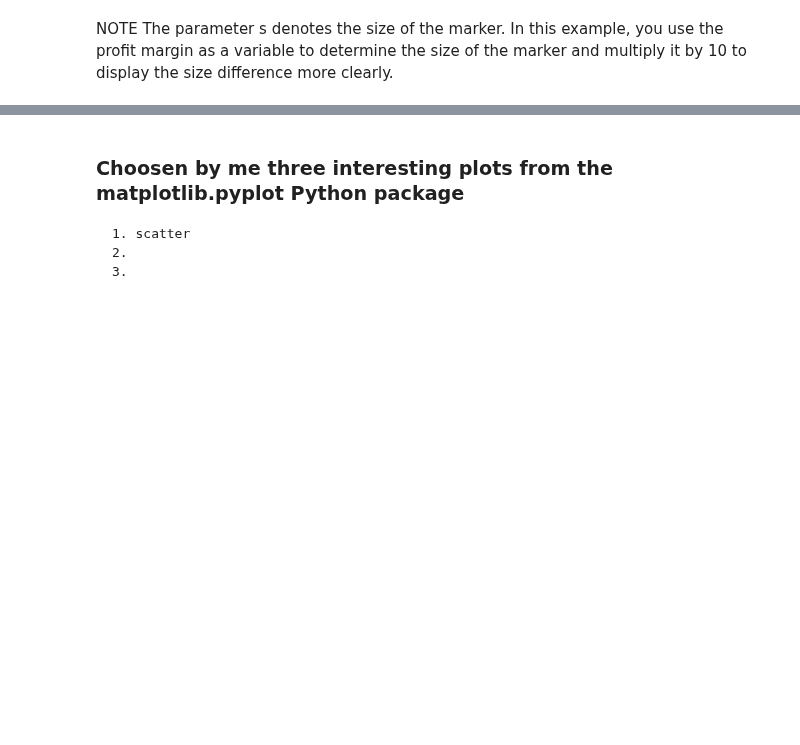
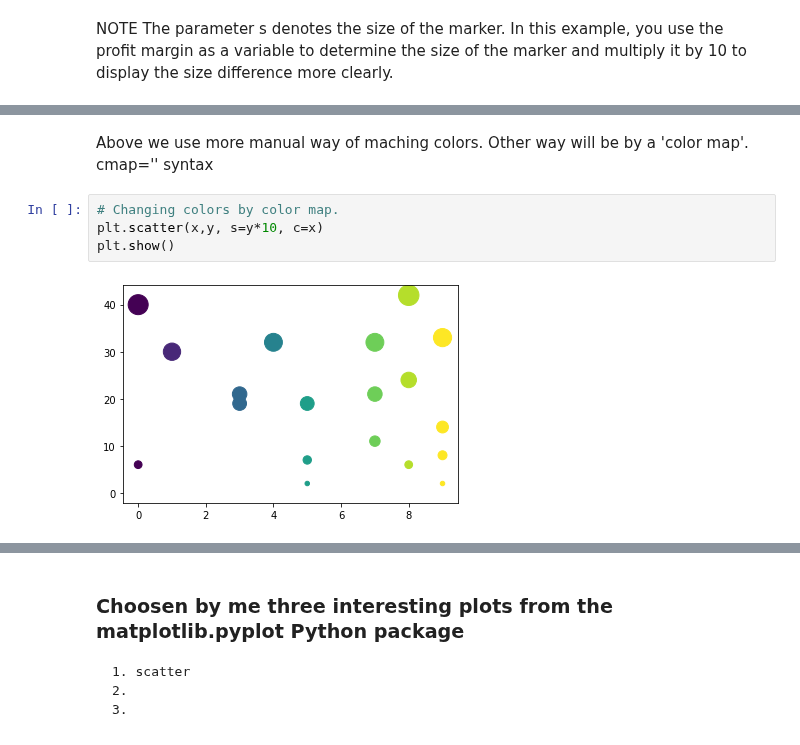
Before and after one commit to DracoNibilis/CAO_Points_Analysis, a Jupyter notebook: pyplot.ipynb, the cells around one changed output, grey strips where cells are left out. Cells and saved outputs as stored; diff of their text form; blank space fills up the shorter version.

```diff
--- a/pyplot.ipynb
+++ b/pyplot.ipynb
@@ -349,0 +363,9 @@ plt.show()
+# %% [markdown]
+Above we use more manual way of maching colors. Other way will be by a 'color map'.
+cmap=''  syntax
+# %%
+# Changing colors by color map.
+plt.scatter(x,y, s=y*10, c=x)
+plt.show()
+# %% [output]
+[figure, added]
```
Also changed, not shown: parts of 17 cells of this notebook.
